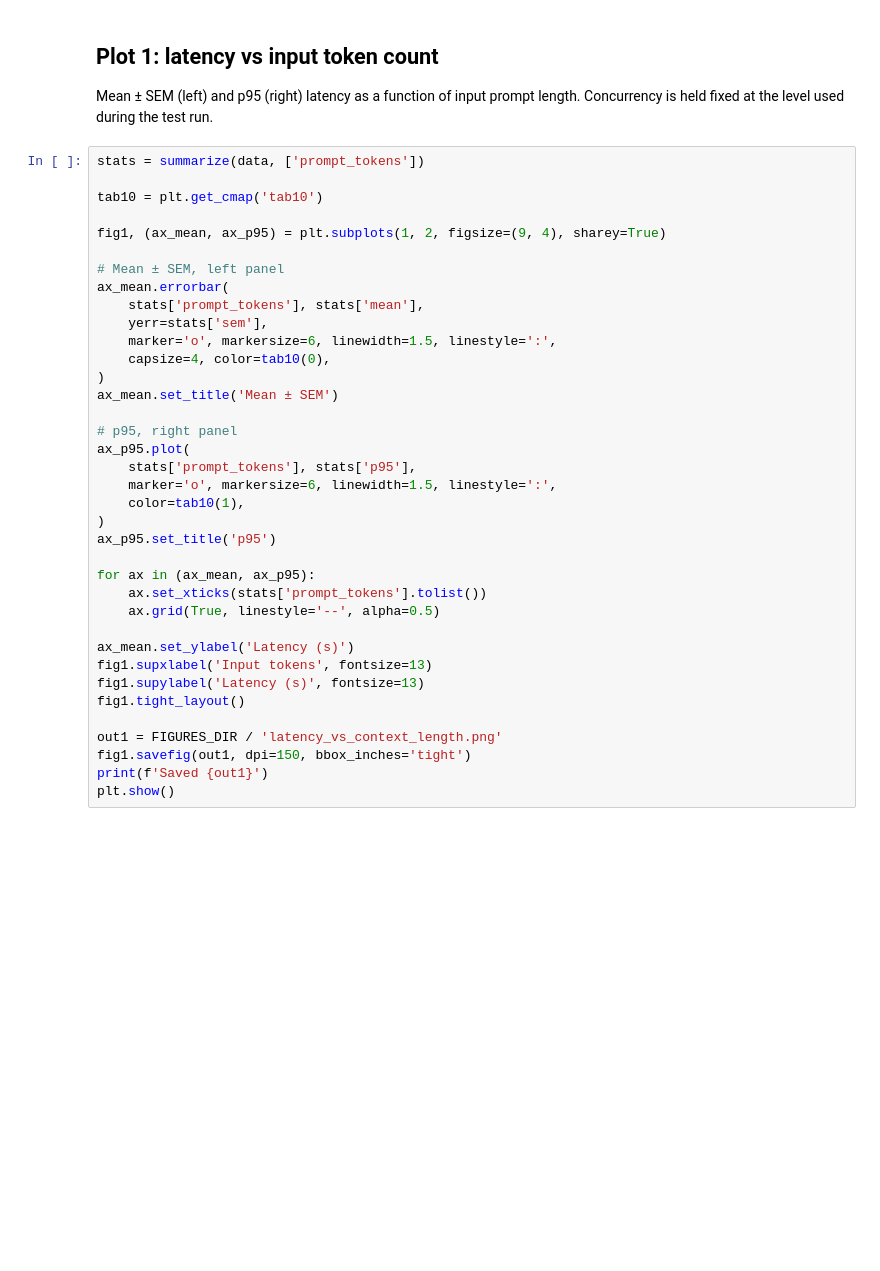
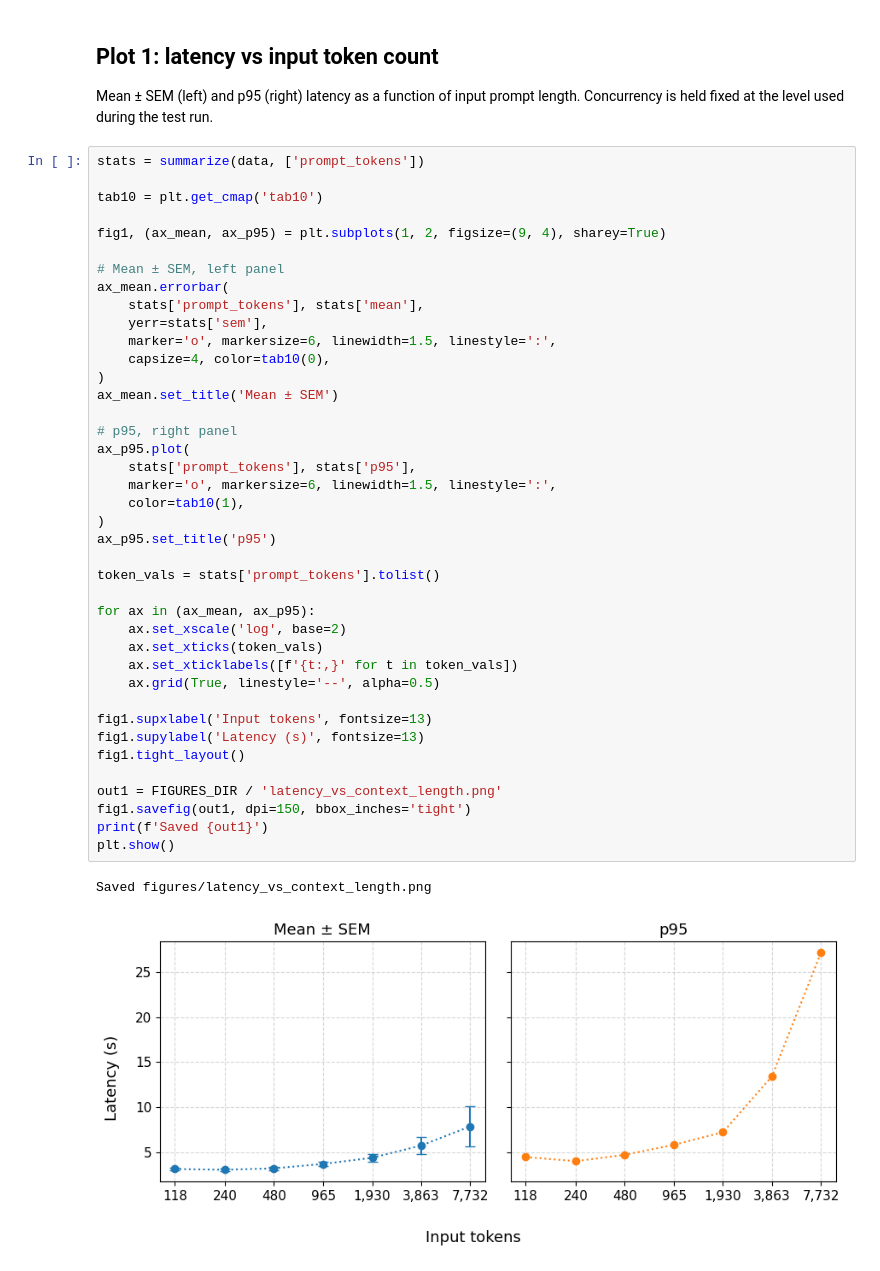
Before and after one commit to gperdrizet/llama.cpp-server, a Jupyter notebook: notebooks/context_length_results.ipynb, the cells around one changed output. Saved outputs shown, nothing was run; the diff lists cells and outputs as text; blank space fills up the shorter version.

```diff
--- a/notebooks/context_length_results.ipynb
+++ b/notebooks/context_length_results.ipynb
@@ -78,32 +83,38 @@ tab10 = plt.get_cmap('tab10')
 fig1, (ax_mean, ax_p95) = plt.subplots(1, 2, figsize=(9, 4), sharey=True)
 
 # Mean ± SEM, left panel
 ax_mean.errorbar(
     stats['prompt_tokens'], stats['mean'],
     yerr=stats['sem'],
     marker='o', markersize=6, linewidth=1.5, linestyle=':',
     capsize=4, color=tab10(0),
 )
 ax_mean.set_title('Mean ± SEM')
 
 # p95, right panel
 ax_p95.plot(
     stats['prompt_tokens'], stats['p95'],
     marker='o', markersize=6, linewidth=1.5, linestyle=':',
     color=tab10(1),
 )
 ax_p95.set_title('p95')
 
+token_vals = stats['prompt_tokens'].tolist()
+
 for ax in (ax_mean, ax_p95):
-    ax.set_xticks(stats['prompt_tokens'].tolist())
+    ax.set_xscale('log', base=2)
+    ax.set_xticks(token_vals)
+    ax.set_xticklabels([f'{t:,}' for t in token_vals])
     ax.grid(True, linestyle='--', alpha=0.5)
 
-ax_mean.set_ylabel('Latency (s)')
 fig1.supxlabel('Input tokens', fontsize=13)
 fig1.supylabel('Latency (s)', fontsize=13)
 fig1.tight_layout()
 
 out1 = FIGURES_DIR / 'latency_vs_context_length.png'
 fig1.savefig(out1, dpi=150, bbox_inches='tight')
 print(f'Saved {out1}')
 plt.show()
+# %% [output]
+Saved figures/latency_vs_context_length.png
+[figure, added]
```
Also changed, not shown: parts of 1 cell of this notebook, 3 other files.
